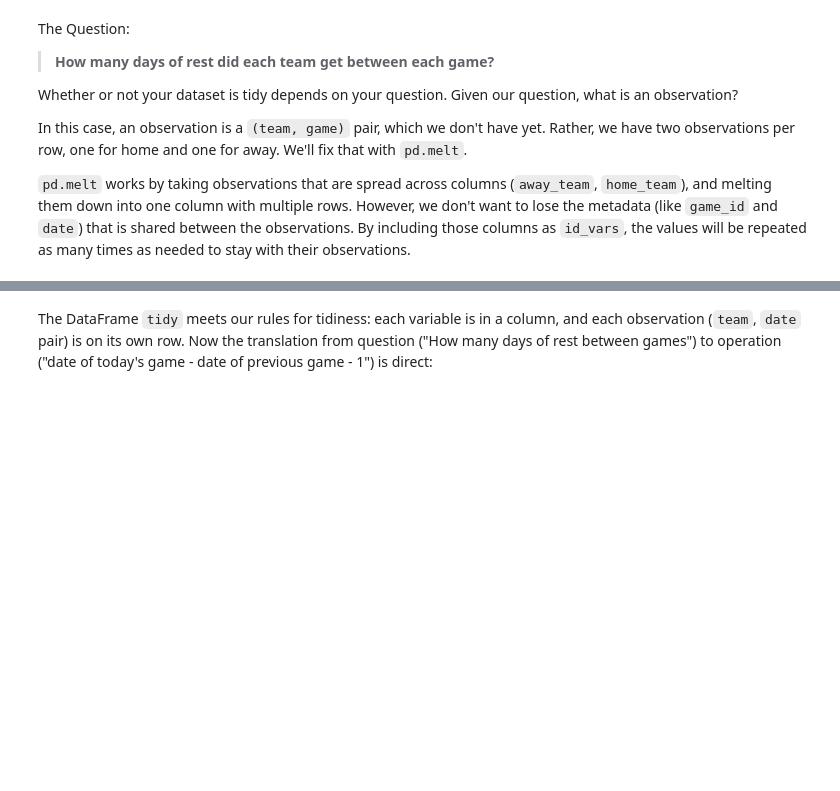
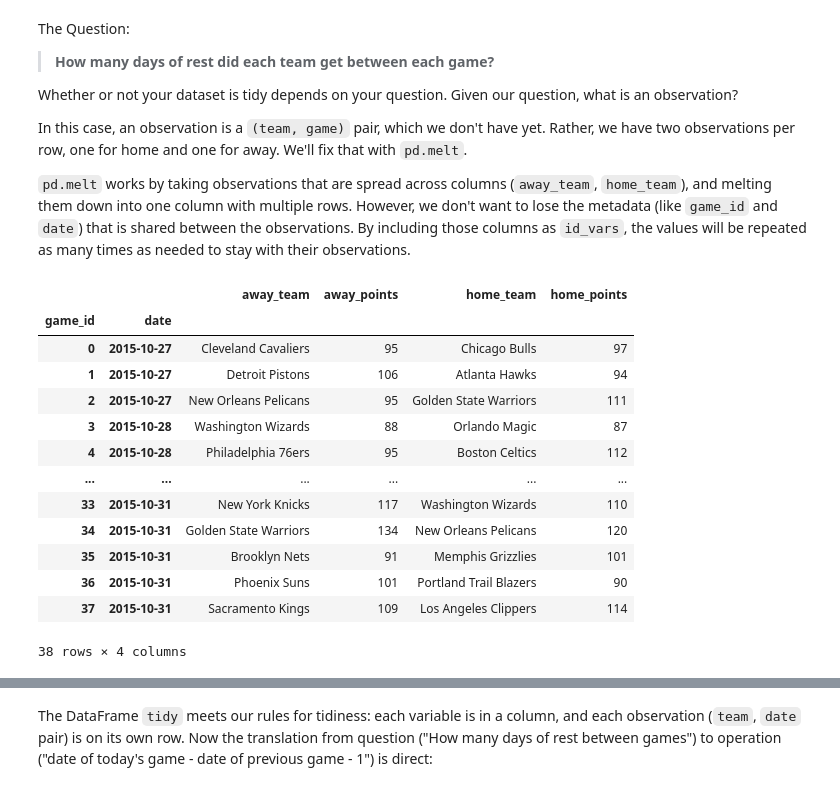
Before and after one commit to gie-de-moo/effective-pandas, a Jupyter notebook: modern_5_tidy.ipynb, the cells around one changed output, grey strips where cells are left out. Drawn from its saved outputs; the diff is of its cells as text; code cells hidden in the pictures; blank space fills up the shorter version.

```diff
--- a/modern_5_tidy.ipynb
+++ b/modern_5_tidy.ipynb
@@ -104,3 +105,20 @@ Whether or not your dataset is tidy depends on your question. Given our question
 In this case, an observation is a `(team, game)` pair, which we don't have yet. Rather, we have two observations per row, one for home and one for away. We'll fix that with `pd.melt`.
 
 `pd.melt` works by taking observations that are spread across columns (`away_team`, `home_team`), and melting them down into one column with multiple rows. However, we don't want to lose the metadata (like `game_id` and `date`) that is shared between the observations. By including those columns as `id_vars`, the values will be repeated as many times as needed to stay with their observations.
+# %%
+games
+# %% [output]
+|  |  | away_team | away_points | home_team | home_points |
+| game_id | date |  |  |  |  |
+| 0 | 2015-10-27 | Cleveland Cavaliers | 95 | Chicago Bulls | 97 |
+| 1 | 2015-10-27 | Detroit Pistons | 106 | Atlanta Hawks | 94 |
+| 2 | 2015-10-27 | New Orleans Pelicans | 95 | Golden State Warriors | 111 |
+| 3 | 2015-10-28 | Washington Wizards | 88 | Orlando Magic | 87 |
+| 4 | 2015-10-28 | Philadelphia 76ers | 95 | Boston Celtics | 112 |
+| ... | ... | ... | ... | ... | ... |
+| 33 | 2015-10-31 | New York Knicks | 117 | Washington Wizards | 110 |
+| 34 | 2015-10-31 | Golden State Warriors | 134 | New Orleans Pelicans | 120 |
+| 35 | 2015-10-31 | Brooklyn Nets | 91 | Memphis Grizzlies | 101 |
+| 36 | 2015-10-31 | Phoenix Suns | 101 | Portland Trail Blazers | 90 |
+| 37 | 2015-10-31 | Sacramento Kings | 109 | Los Angeles Clippers | 114 |
+38 rows × 4 columns
```
Also changed, not shown: parts of 33 cells of this notebook, 6 other files.
